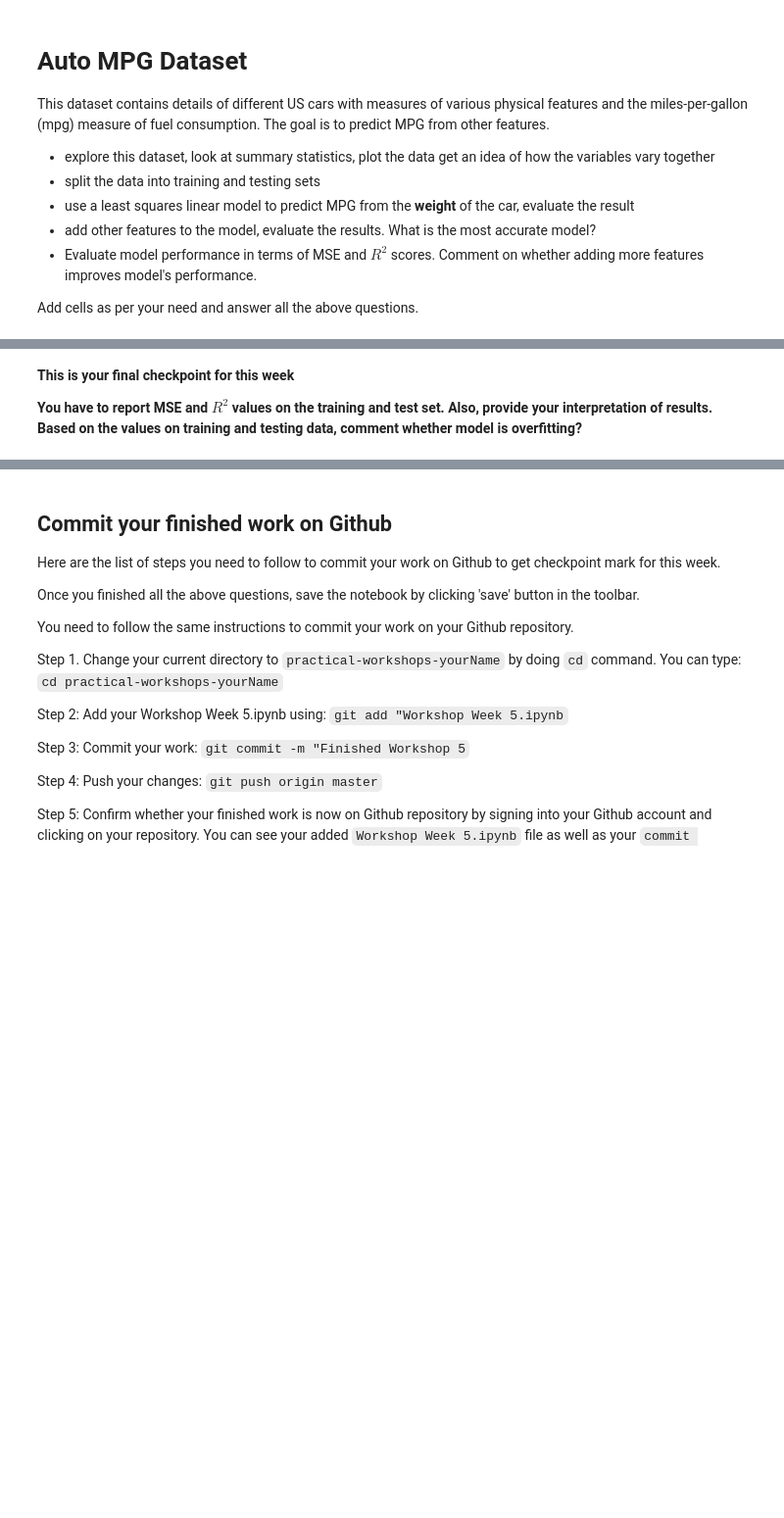
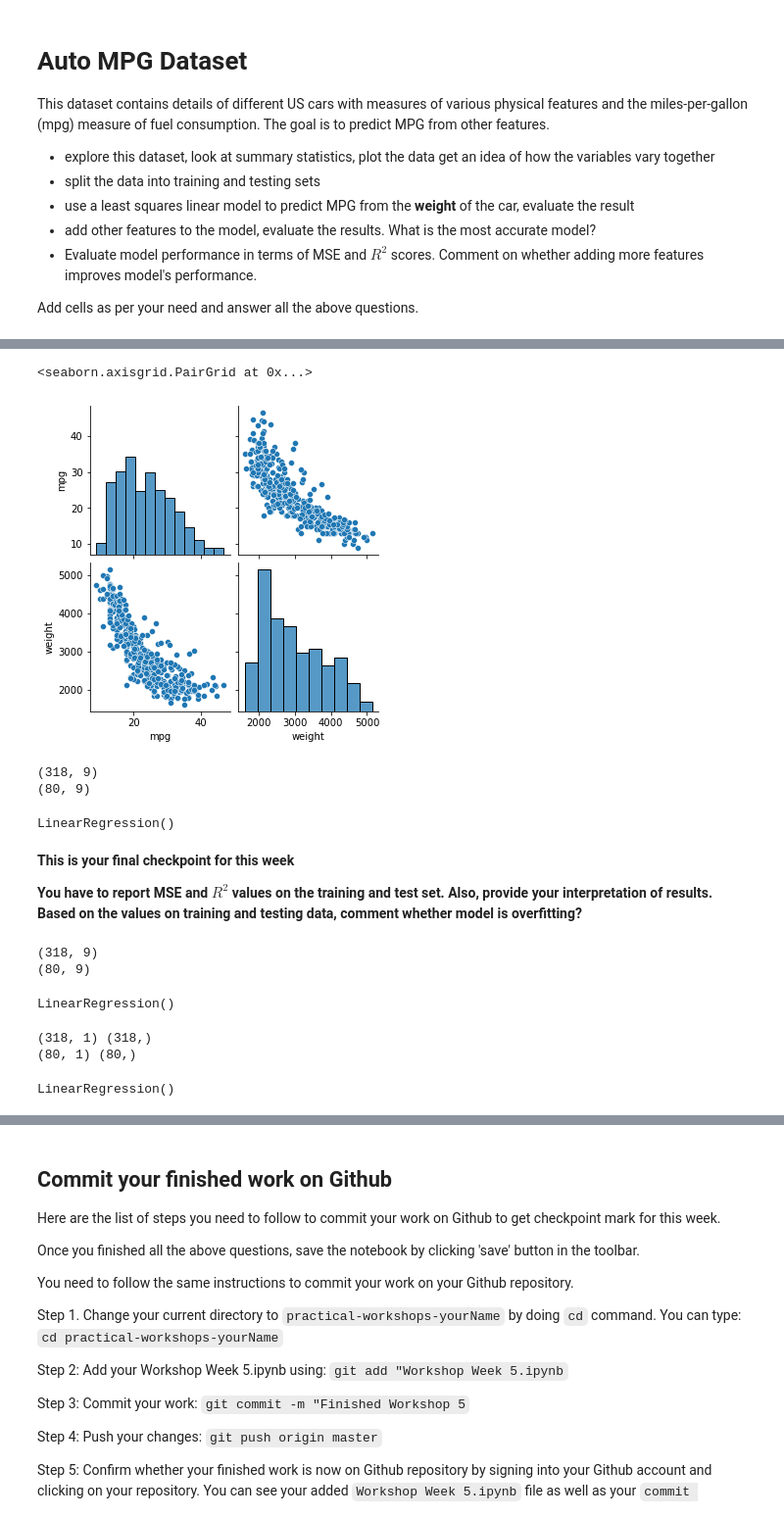
Before and after one commit to wonke2/Data-Science-Workshops, a Jupyter notebook: Workshop Week 5.ipynb, the cells around one changed output, grey strips where cells are left out. Shown at 98% size. Saved outputs shown, nothing was run; the diff lists cells and outputs as text; code cells hidden in the pictures; blank space fills up the shorter version.

```diff
--- a/Workshop Week 5.ipynb
+++ b/Workshop Week 5.ipynb
@@ -113,4 +255,44 @@ mpg.head()
+# %%
+sns.pairplot(mpg[['mpg', 'weight']])
+# %% [output]
+<seaborn.axisgrid.PairGrid at 0x...>
+[figure, added]
+# %%
+train, test = train_test_split(mpg, test_size=0.2, random_state=142)
+print(train.shape)
+print(test.shape)
+reg.fit(X, y)
+# %% [output]
+(318, 9)
+(80, 9)
+LinearRegression()
 # %% [markdown]
 **This is your final checkpoint for this week**
 
 **You have to report MSE and $R^2$ values on the training and test set. Also, provide your interpretation of results. Based on the values on training and testing data, comment whether model is overfitting?**
+# %%
+train, test = train_test_split(mpg, test_size=0.2, random_state=142)
+print(train.shape)
+print(test.shape)
+reg.fit(X, y)
+# %% [output]
+(318, 9)
+(80, 9)
+LinearRegression()
+# %%
+X_train = train[['weight']]
+y_train = train['mpg']
+
+X_test = test[['weight']]
+y_test = test['mpg']
+
+print(X_train.shape, y_train.shape)
+print(X_test.shape, y_test.shape)
+# %% [output]
+(318, 1) (318,)
+(80, 1) (80,)
+# %%
+reg = linear_model.LinearRegression()
+reg.fit(X_train, y_train)
+# %% [output]
+LinearRegression()
```
Also changed, not shown: parts of 30 cells of this notebook.
